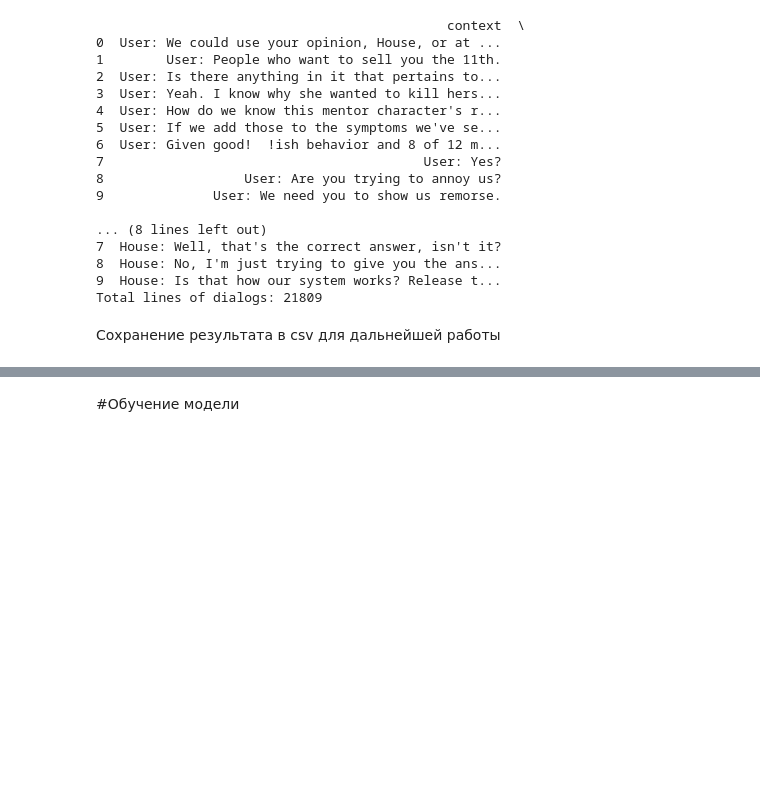
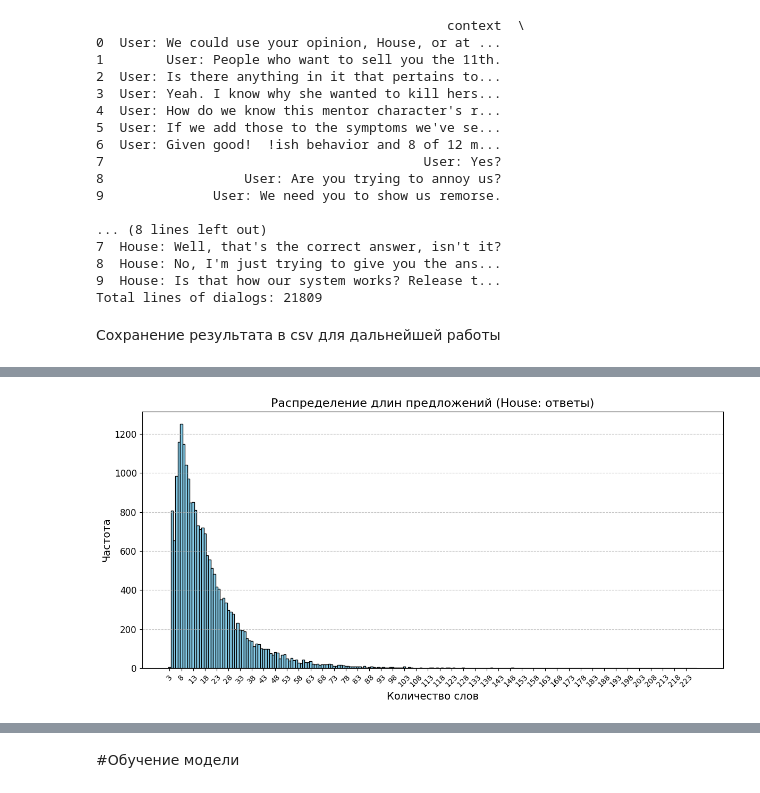
Before and after one commit to vagiztech/NLP_HW2, a Jupyter notebook: HouseMD_NLP.ipynb, the cells around one changed output, grey strips where cells are left out. Drawn from its saved outputs; the diff is of its cells as text; code cells hidden in the pictures; blank space fills up the shorter version.

```diff
--- a/HouseMD_NLP.ipynb
+++ b/HouseMD_NLP.ipynb
@@ -104,0 +133,23 @@ df_dialogs.to_csv(output_path, index=False)
+# %%
+# Извлекаем реплики House
+house_replies = df_dialogs['house_reply'].dropna().tolist()
+
+# Рассчитываем длину каждого предложения (по количеству слов)
+sentence_lengths = [len(nltk.word_tokenize(reply)) for reply in house_replies]
+
+plt.figure(figsize=(12, 6))
+plt.hist(sentence_lengths, bins=range(min(sentence_lengths), max(sentence_lengths) + 2),
+         edgecolor='black', align='left', color='skyblue')
+plt.title("Распределение длин предложений (House: ответы)", fontsize=16)
+plt.xlabel("Количество слов", fontsize=14)
+plt.ylabel("Частота", fontsize=14)
+
+# Устанавливаем шаг меток на оси X
+plt.xticks(range(min(sentence_lengths), max(sentence_lengths) + 1, 5), fontsize=10, rotation=45)
+plt.yticks(fontsize=12)
+
+plt.grid(axis='y', linestyle='--', alpha=0.7)
+plt.tight_layout()
+plt.show()
+# %% [output]
+[figure, added]
```
Also changed, not shown: parts of 6 cells of this notebook.
